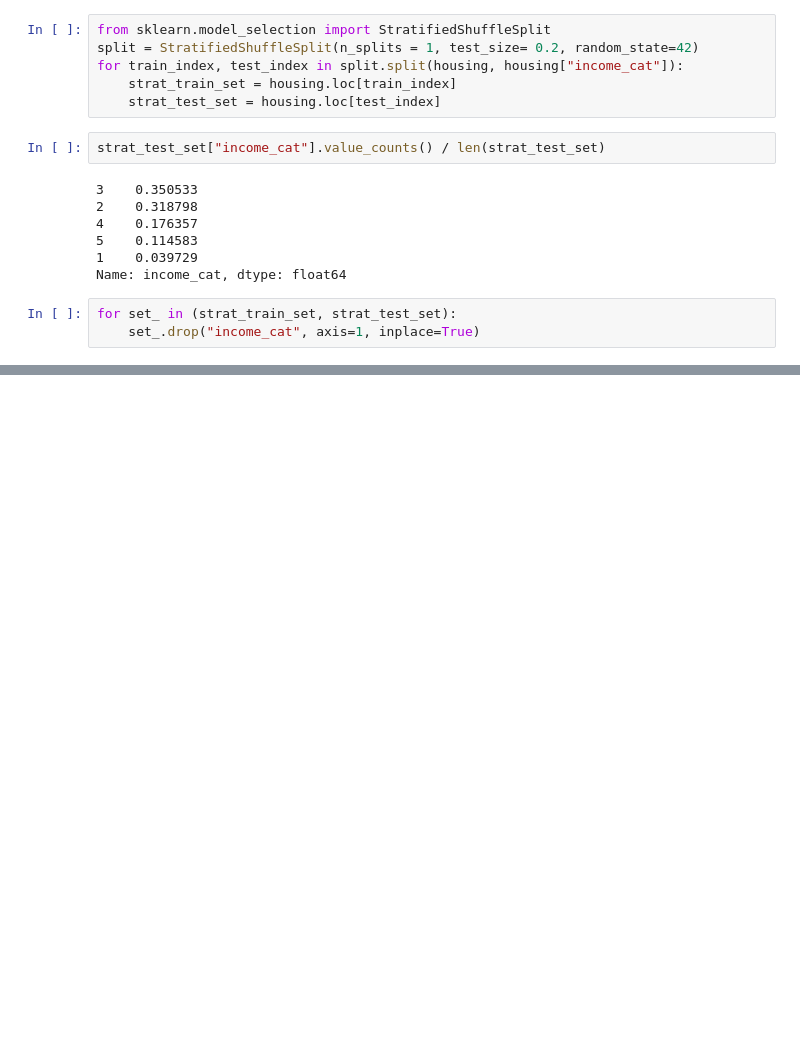
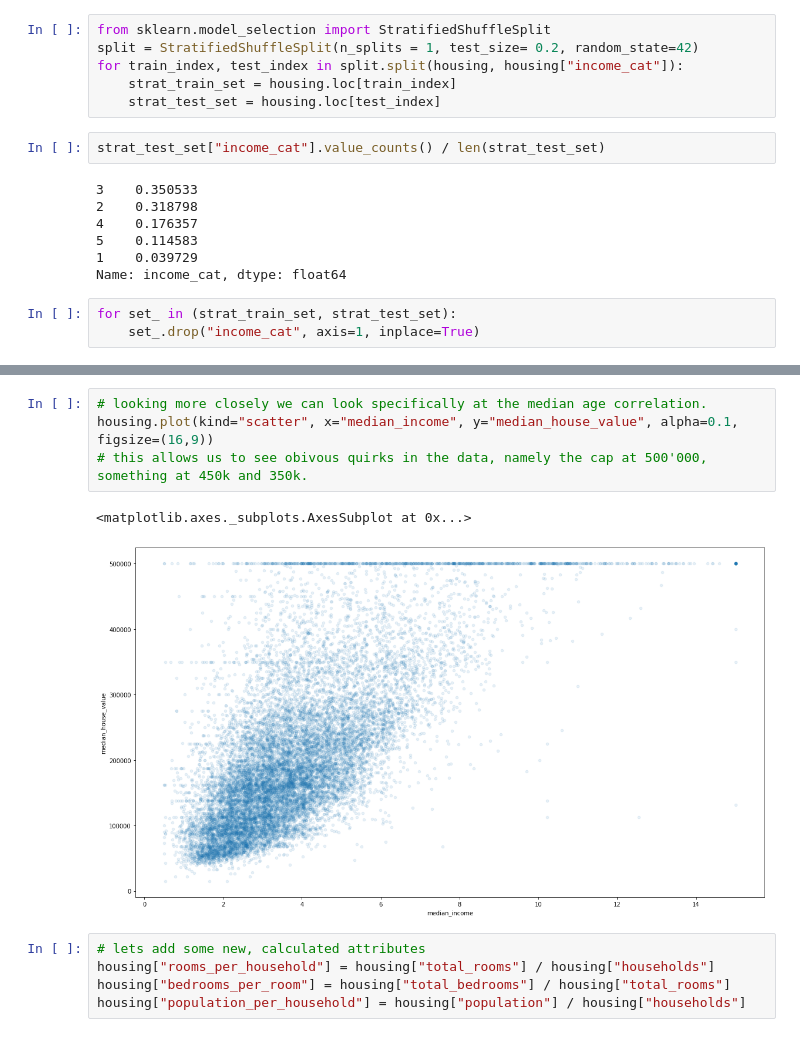
Before and after one commit to davebrown1975/ML_CA_HOUSING_PRICES, a Jupyter notebook: Housing.ipynb, the cells around one changed output, grey strips where cells are left out. Drawn from its saved outputs; the diff is of its cells as text; blank space fills up the shorter version.

```diff
--- a/Housing.ipynb
+++ b/Housing.ipynb
@@ -101,0 +115,12 @@ housing.plot(kind="scatter", x = "longitude", y = "latitude", alpha = 0.4, s=hou
+# %%
+# looking more closely we can look specifically at the median age correlation.
+housing.plot(kind="scatter", x="median_income", y="median_house_value", alpha=0.1, figsize=(16,9))
+# this allows us to see obivous quirks in the data, namely the cap at 500'000, something at 450k and 350k.
+# %% [output]
+<matplotlib.axes._subplots.AxesSubplot at 0x...>
+[figure, added]
+# %%
+# lets add some new, calculated attributes
+housing["rooms_per_household"] = housing["total_rooms"] / housing["households"]
+housing["bedrooms_per_room"] = housing["total_bedrooms"] / housing["total_rooms"]
+housing["population_per_household"] = housing["population"] / housing["households"]
```
Also changed, not shown: parts of 12 cells of this notebook.
